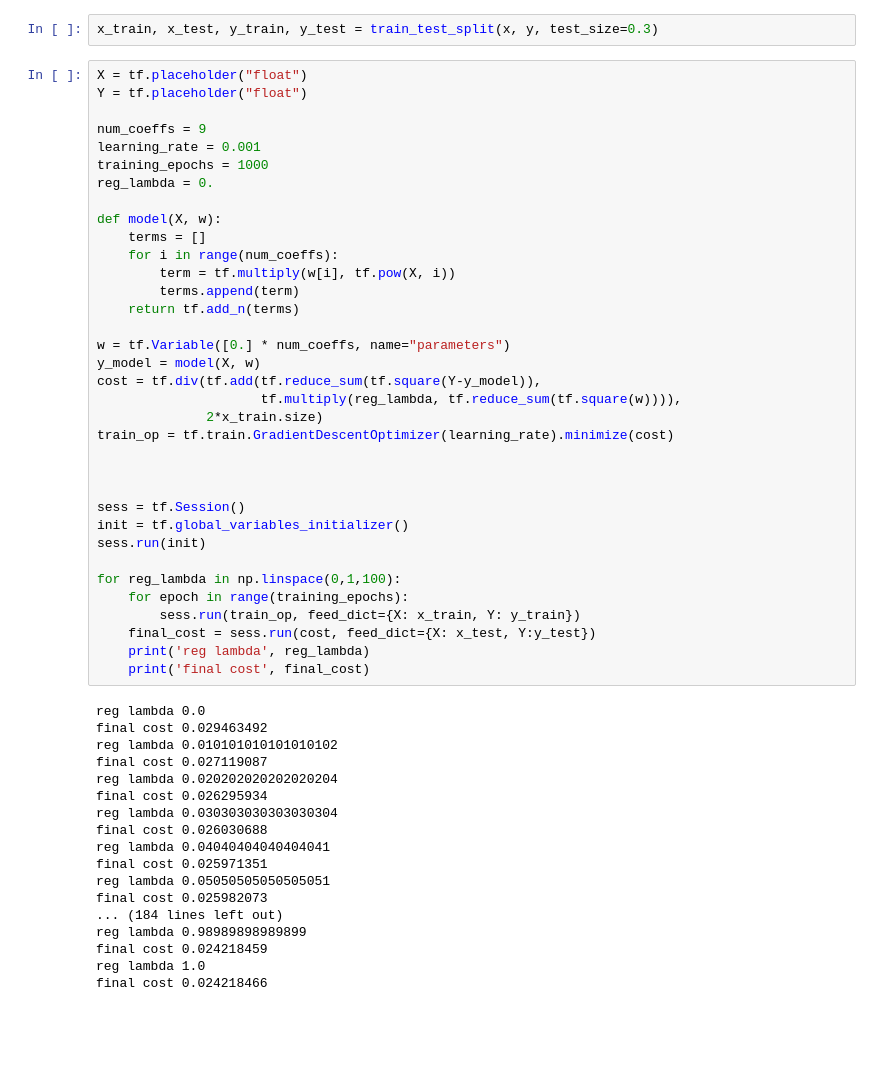
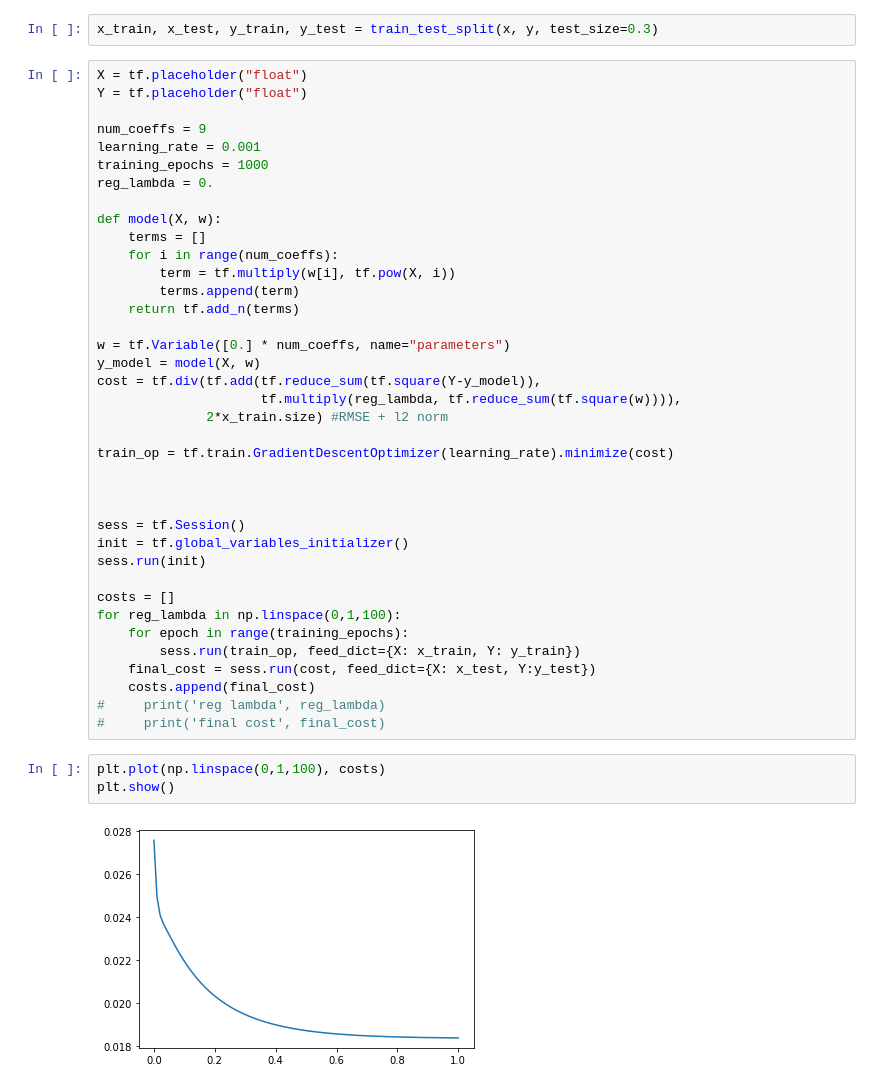
Before and after one commit to Gooogr/Book_Nishant_Shukla_Machine_Learning_with_TensorFlow, a Jupyter notebook: Chapter 3. Linear regression and beyond.ipynb, the cells around one changed output. Cells and saved outputs as stored; diff of their text form; blank space fills up the shorter version.

```diff
--- a/Chapter 3. Linear regression and beyond.ipynb
+++ b/Chapter 3. Linear regression and beyond.ipynb
@@ -137,7 +138,8 @@ w = tf.Variable([0.] * num_coeffs, name="parameters")
 y_model = model(X, w)
 cost = tf.div(tf.add(tf.reduce_sum(tf.square(Y-y_model)),
                      tf.multiply(reg_lambda, tf.reduce_sum(tf.square(w)))),
-              2*x_train.size)
+              2*x_train.size) #RMSE + l2 norm
+
 train_op = tf.train.GradientDescentOptimizer(learning_rate).minimize(cost)
 
 
@@ -146,27 +148,16 @@ sess = tf.Session()
 init = tf.global_variables_initializer()
 sess.run(init)
 
+costs = []
 for reg_lambda in np.linspace(0,1,100):
     for epoch in range(training_epochs):
         sess.run(train_op, feed_dict={X: x_train, Y: y_train})
     final_cost = sess.run(cost, feed_dict={X: x_test, Y:y_test})
-    print('reg lambda', reg_lambda)
-    print('final cost', final_cost)
+    costs.append(final_cost)
+#     print('reg lambda', reg_lambda)
+#     print('final cost', final_cost)
-# %% [output]
-reg lambda 0.0
-final cost 0.029463492
-reg lambda 0.010101010101010102
-final cost 0.027119087
-reg lambda 0.020202020202020204
-final cost 0.026295934
-reg lambda 0.030303030303030304
-final cost 0.026030688
-reg lambda 0.04040404040404041
-final cost 0.025971351
-reg lambda 0.05050505050505051
-final cost 0.025982073
-... (184 lines left out)
-reg lambda 0.98989898989899
-final cost 0.024218459
-reg lambda 1.0
-final cost 0.024218466
+# %%
+plt.plot(np.linspace(0,1,100), costs)
+plt.show()
+# %% [output]
+[figure, added]
```
Also changed, not shown: parts of 4 cells of this notebook.
